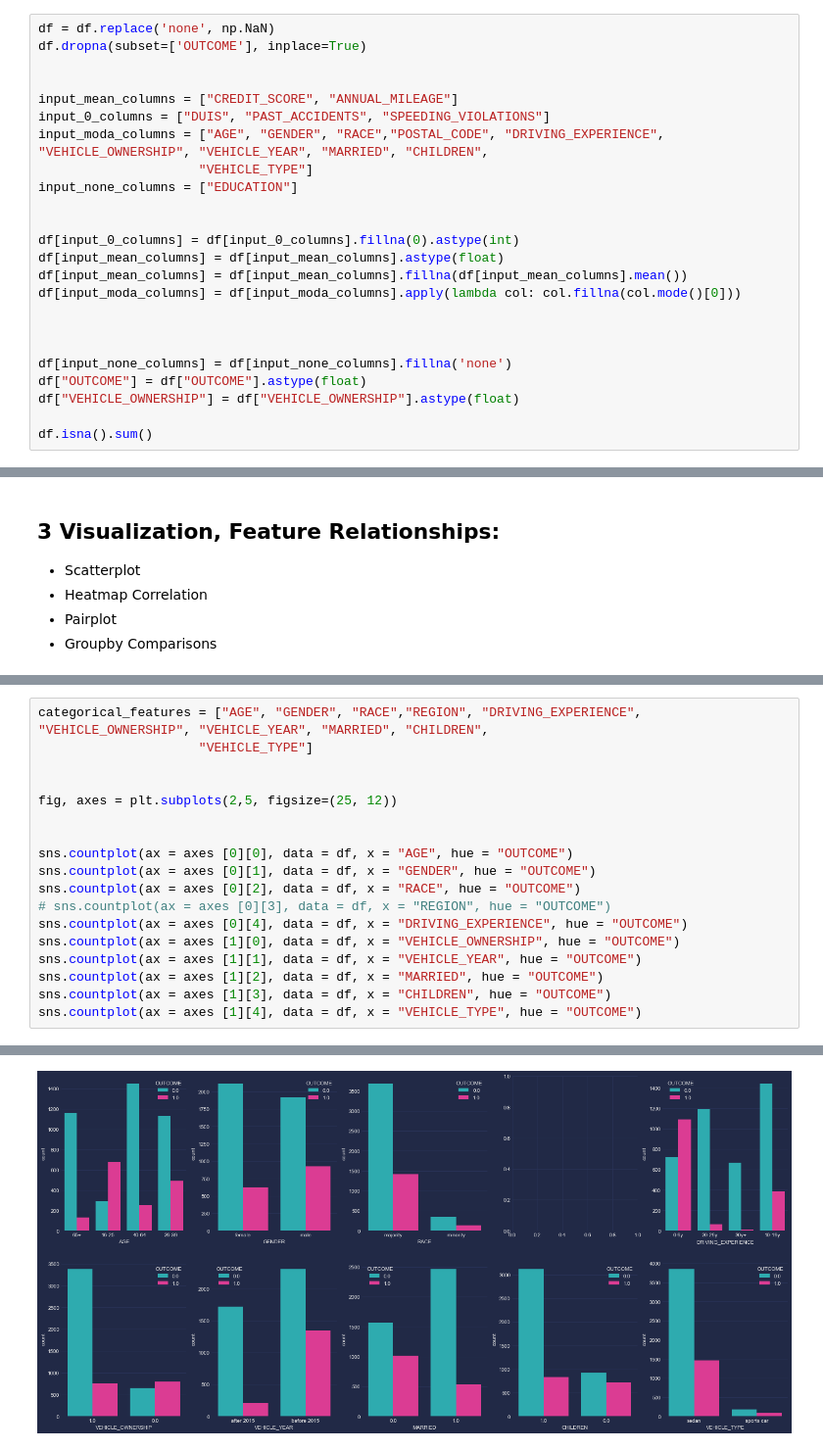
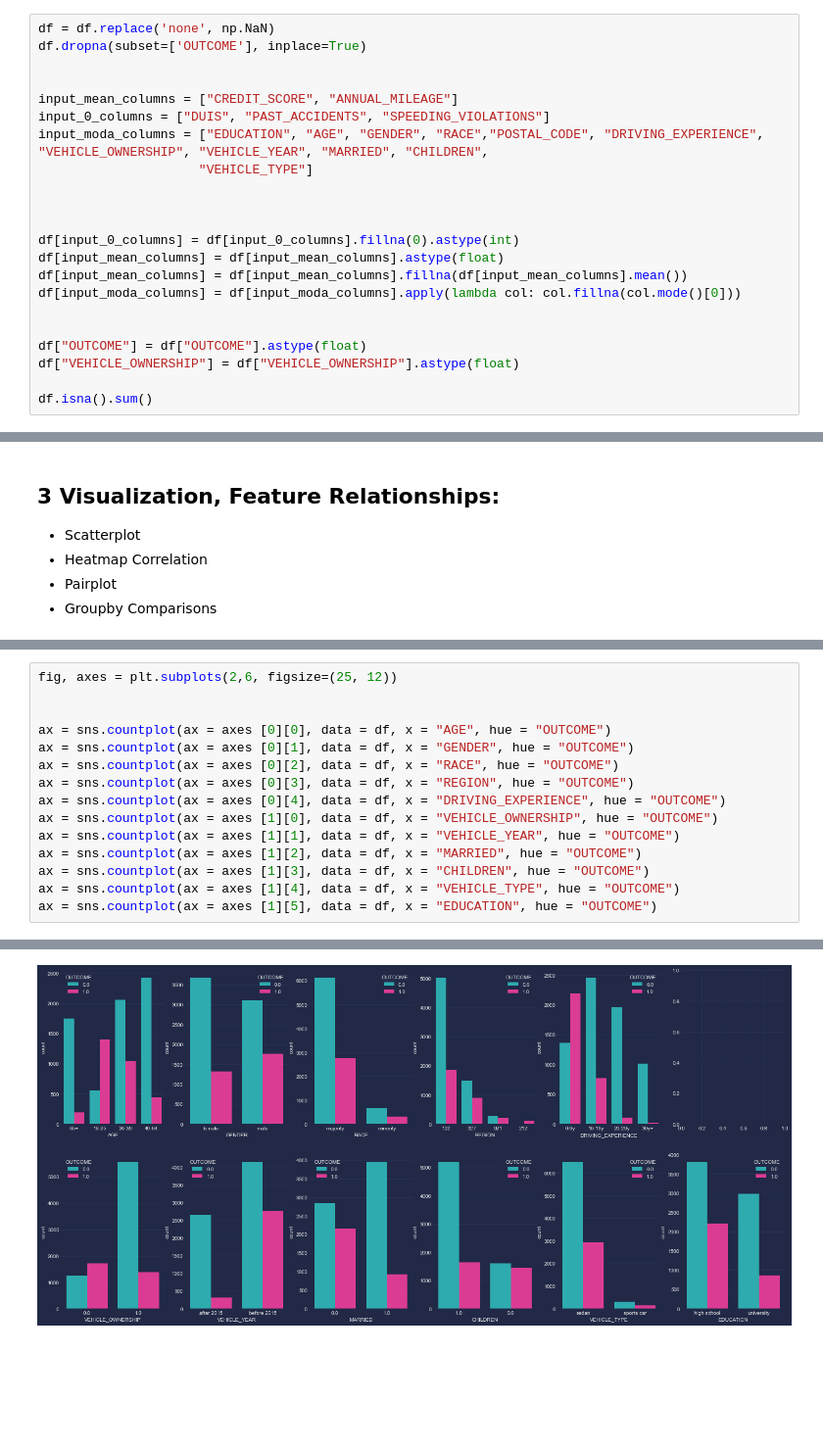
Before and after one commit to cr1msonn/DS_Camp23, a Jupyter notebook: homework/visualization homework/EDA.ipynb, the cells around one changed output, grey strips where cells are left out. Shown at 98% size. Saved outputs shown, nothing was run; the diff lists cells and outputs as text; blank space fills up the shorter version.

```diff
--- a/homework/visualization homework/EDA.ipynb
+++ b/homework/visualization homework/EDA.ipynb
@@ -86,9 +72,9 @@ df.dropna(subset=['OUTCOME'], inplace=True)
 
 input_mean_columns = ["CREDIT_SCORE", "ANNUAL_MILEAGE"]
 input_0_columns = ["DUIS", "PAST_ACCIDENTS", "SPEEDING_VIOLATIONS"]
-input_moda_columns = ["AGE", "GENDER", "RACE","POSTAL_CODE", "DRIVING_EXPERIENCE", "VEHICLE_OWNERSHIP", "VEHICLE_YEAR", "MARRIED", "CHILDREN",
+input_moda_columns = ["EDUCATION", "AGE", "GENDER", "RACE","POSTAL_CODE", "DRIVING_EXPERIENCE", "VEHICLE_OWNERSHIP", "VEHICLE_YEAR", "MARRIED", "CHILDREN",
                      "VEHICLE_TYPE"]
-input_none_columns = ["EDUCATION"]
+
 
 
 df[input_0_columns] = df[input_0_columns].fillna(0).astype(int)
@@ -97,8 +83,6 @@ df[input_mean_columns] = df[input_mean_columns].fillna(df[input_mean_columns].me
 df[input_moda_columns] = df[input_moda_columns].apply(lambda col: col.fillna(col.mode()[0]))
 
 
-
-df[input_none_columns] = df[input_none_columns].fillna('none')
 df["OUTCOME"] = df["OUTCOME"].astype(float)
 df["VEHICLE_OWNERSHIP"] = df["VEHICLE_OWNERSHIP"].astype(float)
 
@@ -174,19 +147,16 @@ sns.barplot(data=df, x="VEHICLE_YEAR", y="OUTCOME")
 # %%
-categorical_features = ["AGE", "GENDER", "RACE","REGION", "DRIVING_EXPERIENCE", "VEHICLE_OWNERSHIP", "VEHICLE_YEAR", "MARRIED", "CHILDREN",
-                     "VEHICLE_TYPE"]
+fig, axes = plt.subplots(2,6, figsize=(25, 12))
 
 
-fig, axes = plt.subplots(2,5, figsize=(25, 12))
-
-
-sns.countplot(ax = axes [0][0], data = df, x = "AGE", hue = "OUTCOME")
-sns.countplot(ax = axes [0][1], data = df, x = "GENDER", hue = "OUTCOME")
-sns.countplot(ax = axes [0][2], data = df, x = "RACE", hue = "OUTCOME")
-# sns.countplot(ax = axes [0][3], data = df, x = "REGION", hue = "OUTCOME")
-sns.countplot(ax = axes [0][4], data = df, x = "DRIVING_EXPERIENCE", hue = "OUTCOME")
-sns.countplot(ax = axes [1][0], data = df, x = "VEHICLE_OWNERSHIP", hue = "OUTCOME")
-sns.countplot(ax = axes [1][1], data = df, x = "VEHICLE_YEAR", hue = "OUTCOME")
-sns.countplot(ax = axes [1][2], data = df, x = "MARRIED", hue = "OUTCOME")
-sns.countplot(ax = axes [1][3], data = df, x = "CHILDREN", hue = "OUTCOME")
-sns.countplot(ax = axes [1][4], data = df, x = "VEHICLE_TYPE", hue = "OUTCOME")
+ax = sns.countplot(ax = axes [0][0], data = df, x = "AGE", hue = "OUTCOME")
+ax = sns.countplot(ax = axes [0][1], data = df, x = "GENDER", hue = "OUTCOME")
+ax = sns.countplot(ax = axes [0][2], data = df, x = "RACE", hue = "OUTCOME")
+ax = sns.countplot(ax = axes [0][3], data = df, x = "REGION", hue = "OUTCOME")
+ax = sns.countplot(ax = axes [0][4], data = df, x = "DRIVING_EXPERIENCE", hue = "OUTCOME")
+ax = sns.countplot(ax = axes [1][0], data = df, x = "VEHICLE_OWNERSHIP", hue = "OUTCOME")
+ax = sns.countplot(ax = axes [1][1], data = df, x = "VEHICLE_YEAR", hue = "OUTCOME")
+ax = sns.countplot(ax = axes [1][2], data = df, x = "MARRIED", hue = "OUTCOME")
+ax = sns.countplot(ax = axes [1][3], data = df, x = "CHILDREN", hue = "OUTCOME")
+ax = sns.countplot(ax = axes [1][4], data = df, x = "VEHICLE_TYPE", hue = "OUTCOME")
+ax = sns.countplot(ax = axes [1][5], data = df, x = "EDUCATION", hue = "OUTCOME")
 # %% [output]
@@ -194,2 +163,2 @@ sns.countplot(ax = axes [1][4], data = df, x = "VEHICLE_TYPE", hue = "OUTCOME")
-[figure, old version]
+[figure, new version]
 # %%
```
Also changed, not shown: parts of 20 cells of this notebook.
